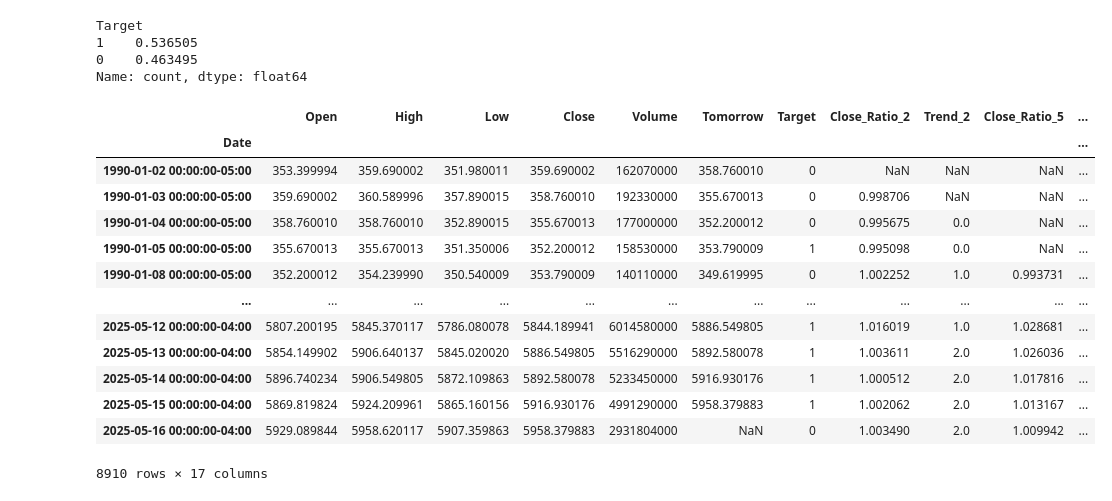
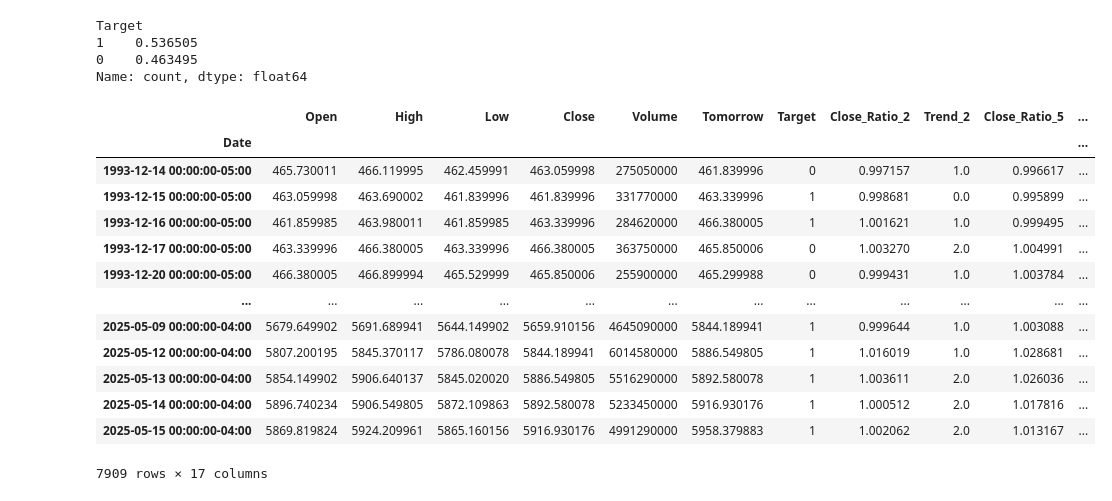
Before and after one commit to axli16/StockPredict, a Jupyter notebook: stock.ipynb, the cells around one changed output. Drawn from its saved outputs; the diff is of its cells as text; code cells hidden in the pictures.

```diff
--- a/stock.ipynb
+++ b/stock.ipynb
@@ -183,19 +183,19 @@ for horizon in horizons:
 
     new_predictors += [ratio_column, trend_column]
 # %%
-sp500
+sp500.dropna()
 # %% [output]
 |  | Open | High | Low | Close | Volume | Tomorrow | Target | Close_Ratio_2 | Trend_2 | Close_Ratio_5 | ... |
 | Date |  |  |  |  |  |  |  |  |  |  | ... |
-| 1990-01-02 00:00:00-05:00 | 353.399994 | 359.690002 | 351.980011 | 359.690002 | 162070000 | 358.760010 | 0 | NaN | NaN | NaN | ... |
-| 1990-01-03 00:00:00-05:00 | 359.690002 | 360.589996 | 357.890015 | 358.760010 | 192330000 | 355.670013 | 0 | 0.998706 | NaN | NaN | ... |
-| 1990-01-04 00:00:00-05:00 | 358.760010 | 358.760010 | 352.890015 | 355.670013 | 177000000 | 352.200012 | 0 | 0.995675 | 0.0 | NaN | ... |
-| 1990-01-05 00:00:00-05:00 | 355.670013 | 355.670013 | 351.350006 | 352.200012 | 158530000 | 353.790009 | 1 | 0.995098 | 0.0 | NaN | ... |
-| 1990-01-08 00:00:00-05:00 | 352.200012 | 354.239990 | 350.540009 | 353.790009 | 140110000 | 349.619995 | 0 | 1.002252 | 1.0 | 0.993731 | ... |
+| 1993-12-14 00:00:00-05:00 | 465.730011 | 466.119995 | 462.459991 | 463.059998 | 275050000 | 461.839996 | 0 | 0.997157 | 1.0 | 0.996617 | ... |
+| 1993-12-15 00:00:00-05:00 | 463.059998 | 463.690002 | 461.839996 | 461.839996 | 331770000 | 463.339996 | 1 | 0.998681 | 0.0 | 0.995899 | ... |
+| 1993-12-16 00:00:00-05:00 | 461.859985 | 463.980011 | 461.859985 | 463.339996 | 284620000 | 466.380005 | 1 | 1.001621 | 1.0 | 0.999495 | ... |
+| 1993-12-17 00:00:00-05:00 | 463.339996 | 466.380005 | 463.339996 | 466.380005 | 363750000 | 465.850006 | 0 | 1.003270 | 2.0 | 1.004991 | ... |
+| 1993-12-20 00:00:00-05:00 | 466.380005 | 466.899994 | 465.529999 | 465.850006 | 255900000 | 465.299988 | 0 | 0.999431 | 1.0 | 1.003784 | ... |
 | ... | ... | ... | ... | ... | ... | ... | ... | ... | ... | ... | ... |
+| 2025-05-09 00:00:00-04:00 | 5679.649902 | 5691.689941 | 5644.149902 | 5659.910156 | 4645090000 | 5844.189941 | 1 | 0.999644 | 1.0 | 1.003088 | ... |
 | 2025-05-12 00:00:00-04:00 | 5807.200195 | 5845.370117 | 5786.080078 | 5844.189941 | 6014580000 | 5886.549805 | 1 | 1.016019 | 1.0 | 1.028681 | ... |
 | 2025-05-13 00:00:00-04:00 | 5854.149902 | 5906.640137 | 5845.020020 | 5886.549805 | 5516290000 | 5892.580078 | 1 | 1.003611 | 2.0 | 1.026036 | ... |
 | 2025-05-14 00:00:00-04:00 | 5896.740234 | 5906.549805 | 5872.109863 | 5892.580078 | 5233450000 | 5916.930176 | 1 | 1.000512 | 2.0 | 1.017816 | ... |
 | 2025-05-15 00:00:00-04:00 | 5869.819824 | 5924.209961 | 5865.160156 | 5916.930176 | 4991290000 | 5958.379883 | 1 | 1.002062 | 2.0 | 1.013167 | ... |
-| 2025-05-16 00:00:00-04:00 | 5929.089844 | 5958.620117 | 5907.359863 | 5958.379883 | 2931804000 | NaN | 0 | 1.003490 | 2.0 | 1.009942 | ... |
-8910 rows × 17 columns
+7909 rows × 17 columns
```
Also changed, not shown: parts of 6 cells of this notebook.
